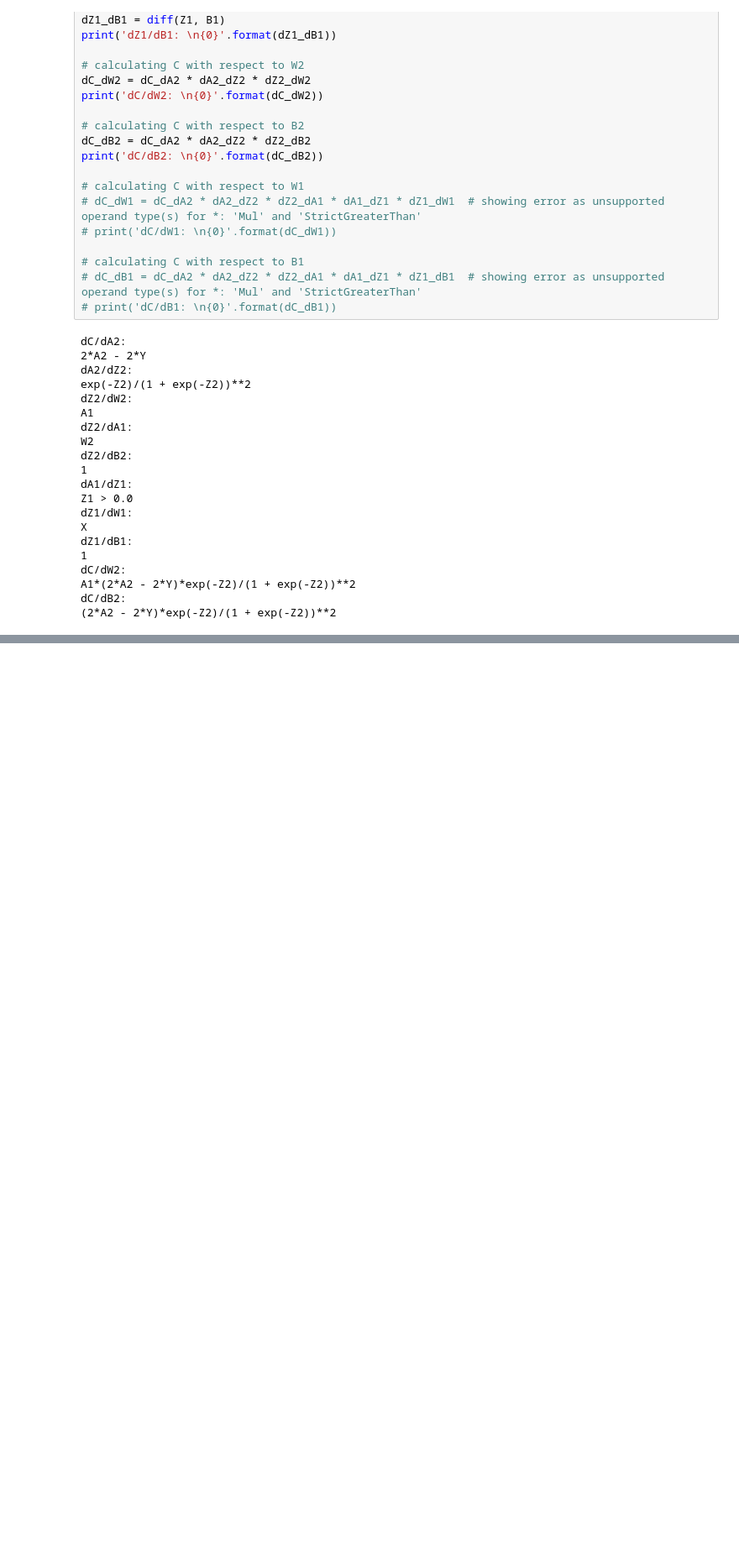
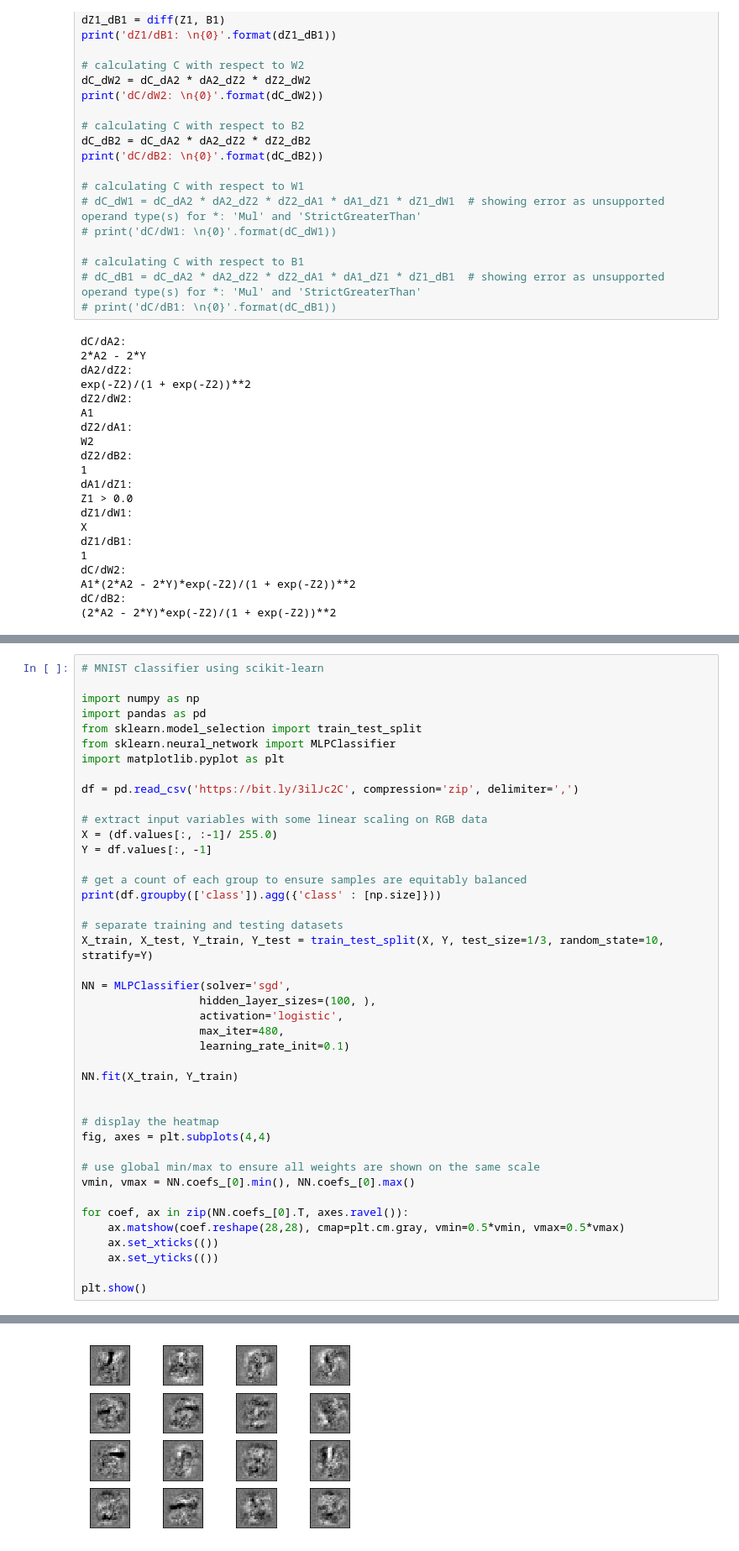
Before and after one commit to adityasalim/Learning-the-book-Essential-Math-in-Data-Science, a Jupyter notebook: Neural Networks.ipynb, the cells around one changed output, grey strips where cells are left out. Shown: that part at 84% size. Saved outputs shown, nothing was run; the diff lists cells and outputs as text; blank space fills up the shorter version.

```diff
--- a/Neural Networks.ipynb
+++ b/Neural Networks.ipynb
@@ -301,0 +380,43 @@ Accuracy : 0.98886
+# %%
+# MNIST classifier using scikit-learn
+
+import numpy as np
+import pandas as pd
+from sklearn.model_selection import train_test_split
+from sklearn.neural_network import MLPClassifier
+import matplotlib.pyplot as plt
+
+df = pd.read_csv('https://bit.ly/3ilJc2C', compression='zip', delimiter=',')
+
+# extract input variables with some linear scaling on RGB data
+X = (df.values[:, :-1]/ 255.0)
+Y = df.values[:, -1]
+
+# get a count of each group to ensure samples are equitably balanced
+print(df.groupby(['class']).agg({'class' : [np.size]}))
+
+# separate training and testing datasets
+X_train, X_test, Y_train, Y_test = train_test_split(X, Y, test_size=1/3, random_state=10, stratify=Y)
+
+NN = MLPClassifier(solver='sgd',
+                  hidden_layer_sizes=(100, ),
+                  activation='logistic',
+                  max_iter=480,
+                  learning_rate_init=0.1)
+
+NN.fit(X_train, Y_train)
+
+
+# display the heatmap
+fig, axes = plt.subplots(4,4)
+
+# use global min/max to ensure all weights are shown on the same scale
+vmin, vmax = NN.coefs_[0].min(), NN.coefs_[0].max()
+
+for coef, ax in zip(NN.coefs_[0].T, axes.ravel()):
+    ax.matshow(coef.reshape(28,28), cmap=plt.cm.gray, vmin=0.5*vmin, vmax=0.5*vmax)
+    ax.set_xticks(())
+    ax.set_yticks(())
+
+plt.show()
+# %% [output]
@@ -301,0 +436 @@ Accuracy : 0.98886
+[figure, added]
```
Also changed, not shown: parts of 4 cells of this notebook.
